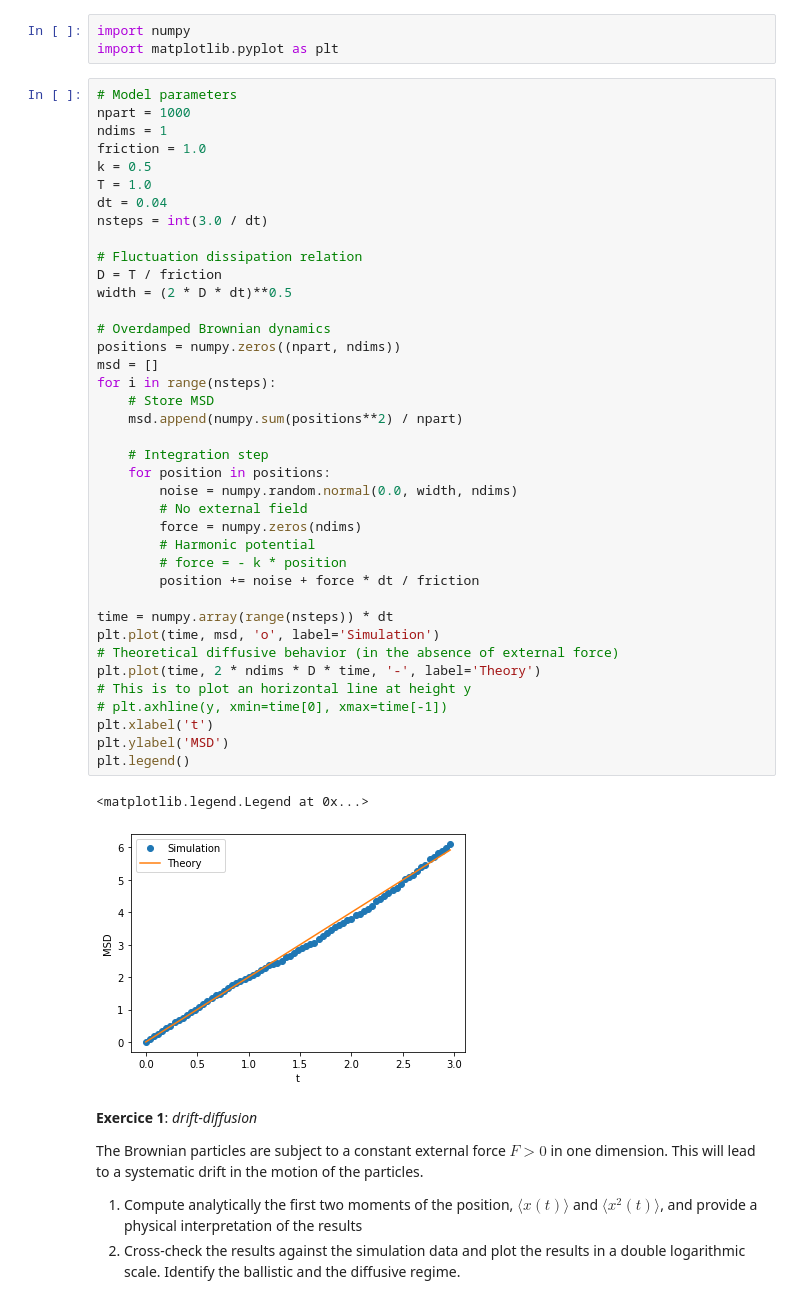
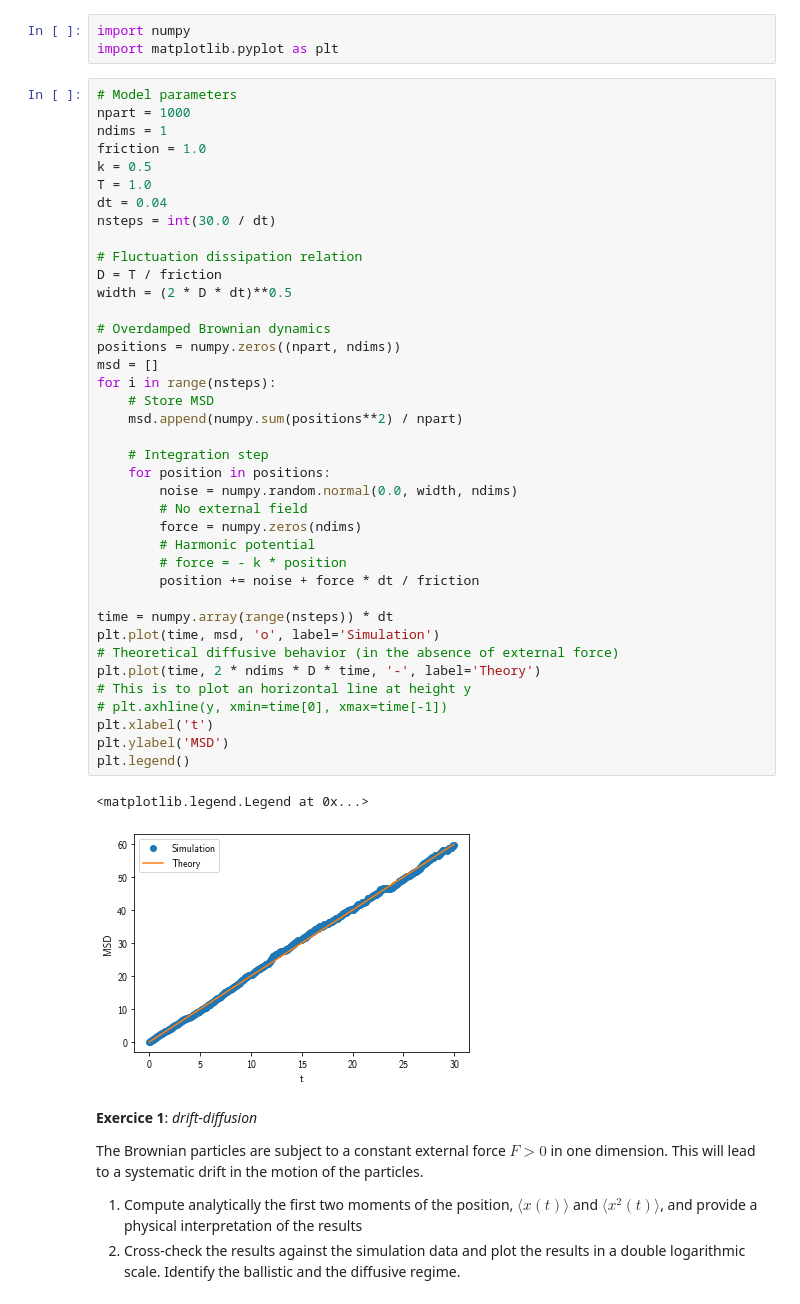
Before and after one commit to FTurci/mirror-handbook-particle-sim, a Jupyter notebook: brownian.ipynb, the cells around one changed output. Drawn from its saved outputs; the diff is of its cells as text.

```diff
--- a/brownian.ipynb
+++ b/brownian.ipynb
@@ -17,40 +17,40 @@ friction = 1.0
 k = 0.5
 T = 1.0
 dt = 0.04
-nsteps = int(3.0 / dt)
+nsteps = int(30.0 / dt)
 
 # Fluctuation dissipation relation
 D = T / friction
 width = (2 * D * dt)**0.5
 
 # Overdamped Brownian dynamics
 positions = numpy.zeros((npart, ndims))
 msd = []
 for i in range(nsteps):
     # Store MSD
     msd.append(numpy.sum(positions**2) / npart)
 
     # Integration step
     for position in positions:
         noise = numpy.random.normal(0.0, width, ndims)
         # No external field
         force = numpy.zeros(ndims)
         # Harmonic potential
         # force = - k * position
         position += noise + force * dt / friction
 
 time = numpy.array(range(nsteps)) * dt
 plt.plot(time, msd, 'o', label='Simulation')
 # Theoretical diffusive behavior (in the absence of external force)
 plt.plot(time, 2 * ndims * D * time, '-', label='Theory')
 # This is to plot an horizontal line at height y
 # plt.axhline(y, xmin=time[0], xmax=time[-1])
 plt.xlabel('t')
 plt.ylabel('MSD')
 plt.legend()
 # %% [output]
 <matplotlib.legend.Legend at 0x...>
-[figure, old version]
+[figure, new version]
 # %% [markdown]
 **Exercice 1**: *drift-diffusion*
 
```
Also changed, not shown: 1 other file.
